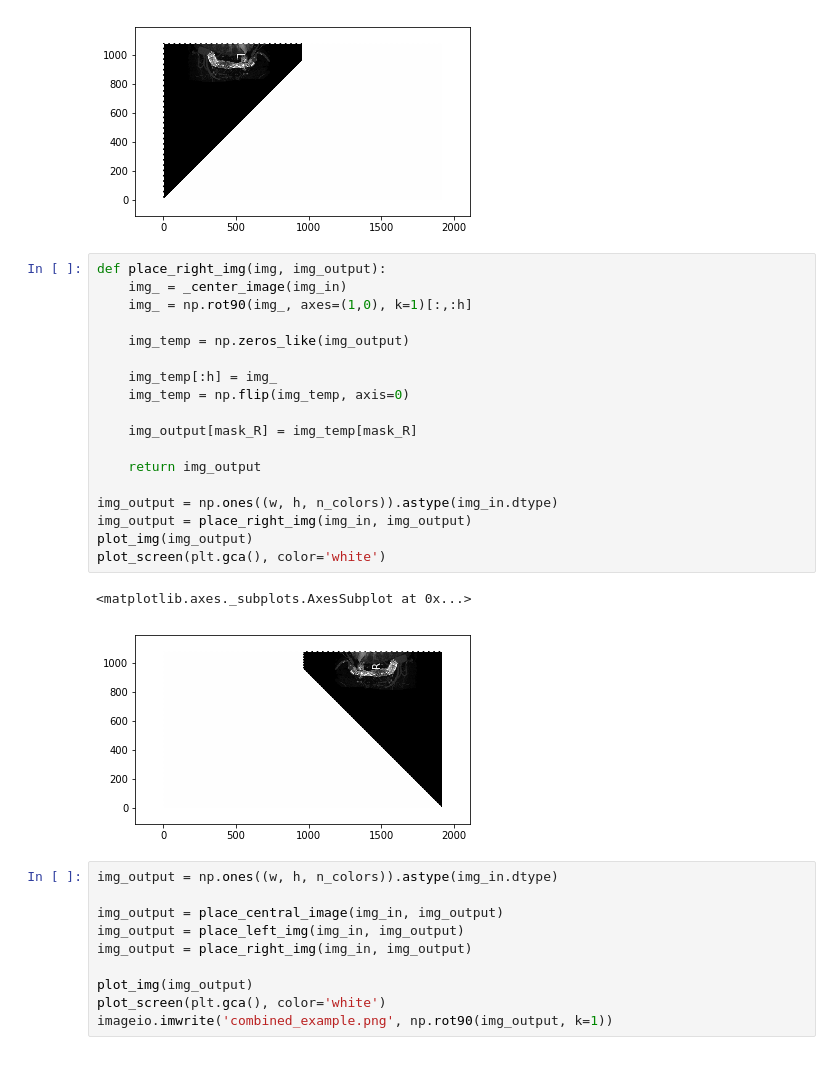
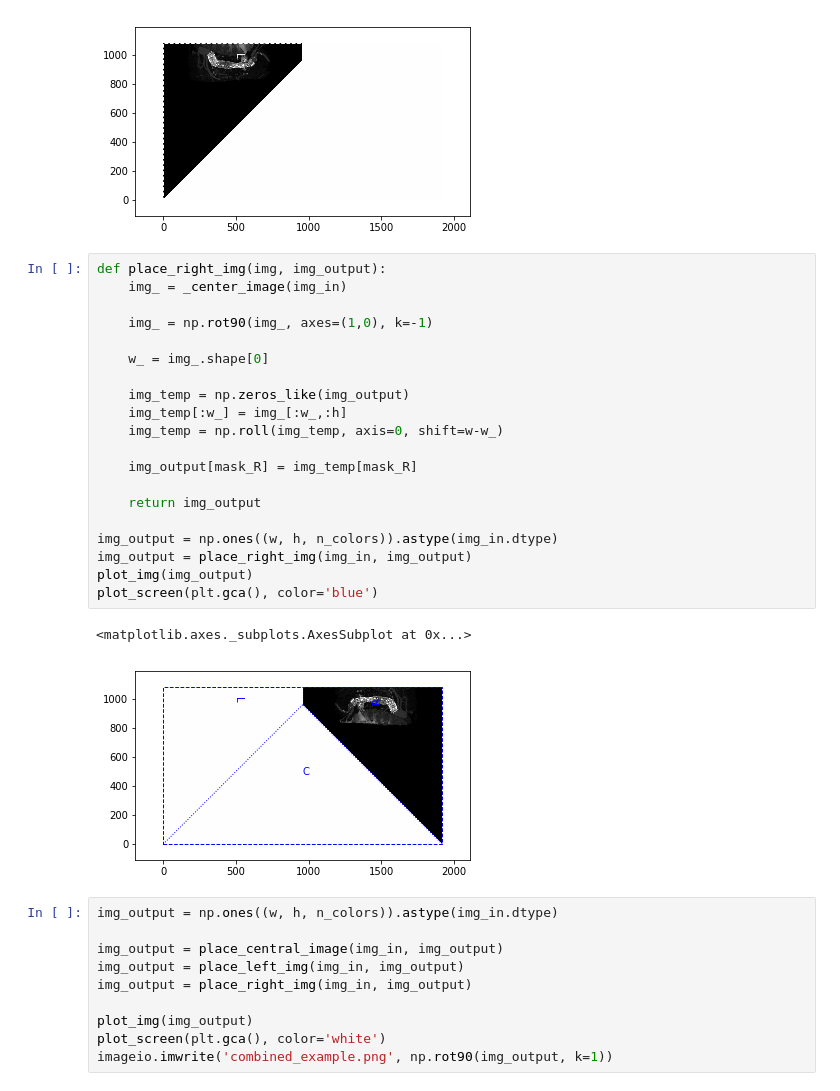
Before and after one commit to leifdenby/dreamoc-stitcher, a Jupyter notebook: notebooks/stitching images.ipynb, the cells around one changed output. Drawn from its saved outputs; the diff is of its cells as text.

Commit message:
bugfix for right image

```diff
--- a/notebooks/stitching images.ipynb
+++ b/notebooks/stitching images.ipynb
@@ -191,24 +191,26 @@ plot_screen(plt.gca(), color='white')
 # %%
 def place_right_img(img, img_output):
     img_ = _center_image(img_in)
-    img_ = np.rot90(img_, axes=(1,0), k=1)[:,:h]
+
+    img_ = np.rot90(img_, axes=(1,0), k=-1)
+
+    w_ = img_.shape[0]
 
     img_temp = np.zeros_like(img_output)
-
-    img_temp[:h] = img_
-    img_temp = np.flip(img_temp, axis=0)
+    img_temp[:w_] = img_[:w_,:h]
+    img_temp = np.roll(img_temp, axis=0, shift=w-w_)
 
     img_output[mask_R] = img_temp[mask_R]
 
     return img_output
 
 img_output = np.ones((w, h, n_colors)).astype(img_in.dtype)
 img_output = place_right_img(img_in, img_output)
 plot_img(img_output)
-plot_screen(plt.gca(), color='white')
+plot_screen(plt.gca(), color='blue')
 # %% [output]
 <matplotlib.axes._subplots.AxesSubplot at 0x...>
-[figure, old version]
+[figure, new version]
 # %%
 img_output = np.ones((w, h, n_colors)).astype(img_in.dtype)
 
```
Also changed, not shown: 3 other files.
